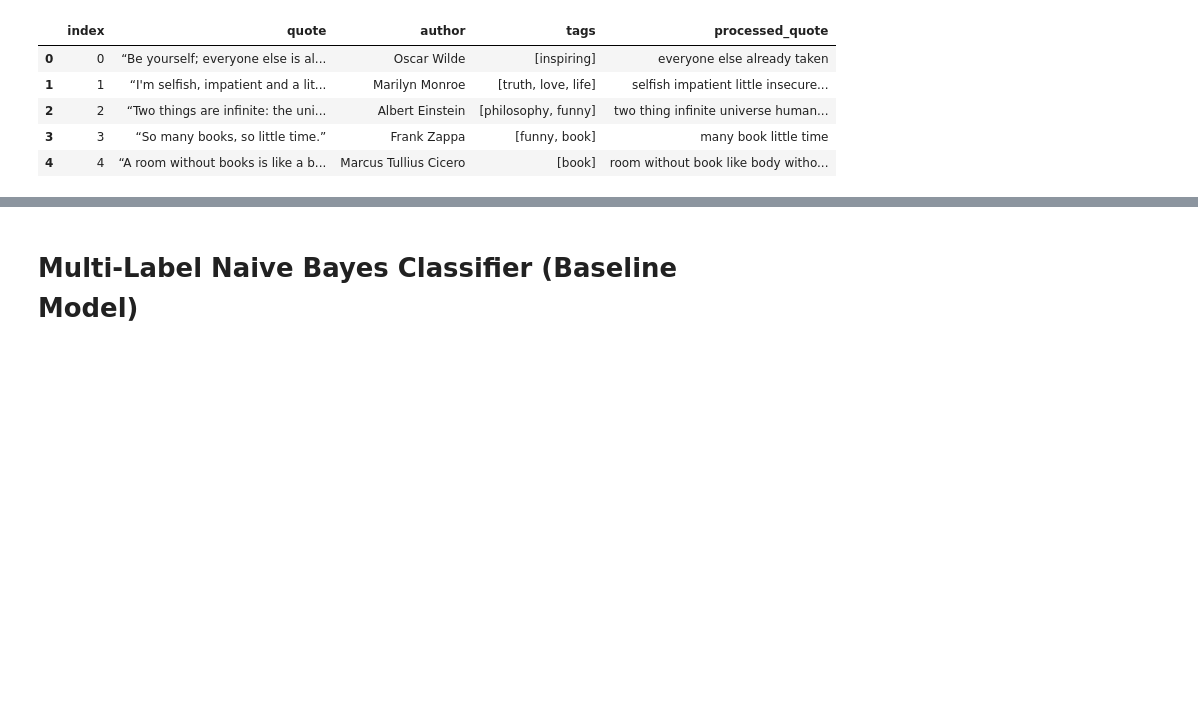
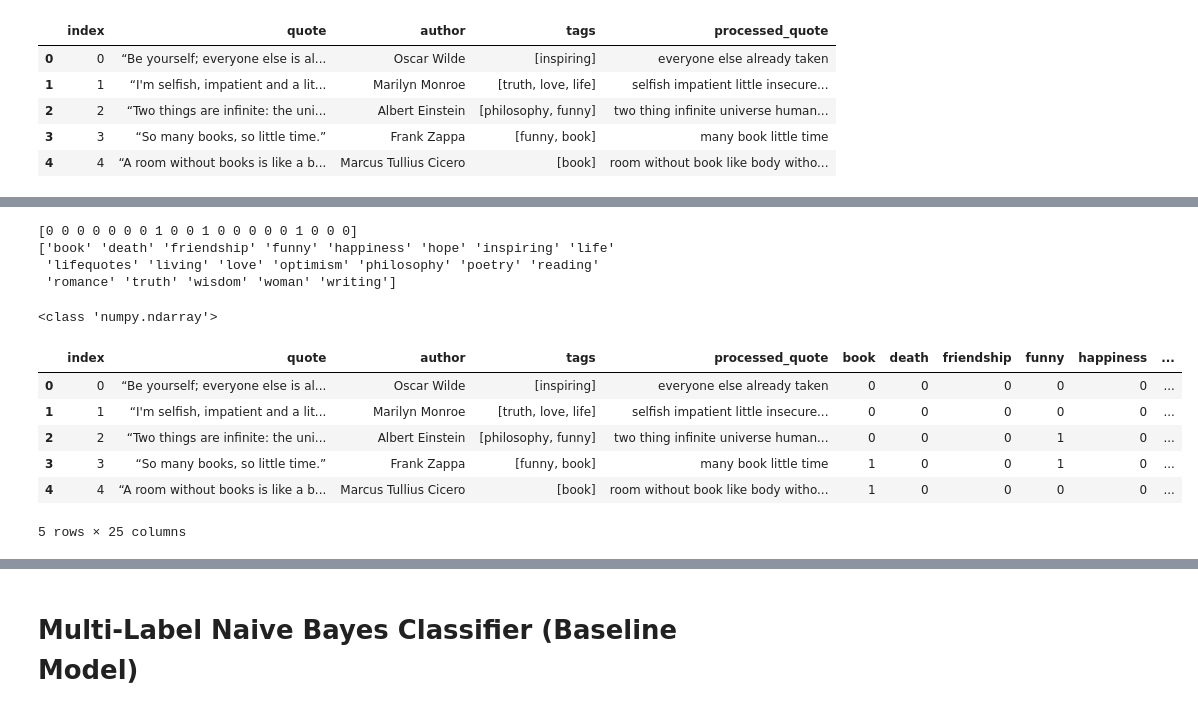
Before and after one commit to rkaushick-neu/nlp-quotes, a Jupyter notebook: Rish_Kaushick_JupyterNB.ipynb, the cells around one changed output, grey strips where cells are left out. Drawn from its saved outputs; the diff is of its cells as text; code cells hidden in the pictures; blank space fills up the shorter version.

Commit message:
+ multi-hot-encoding on 'tags' & vectorization using TF-IDF.

```diff
--- a/Rish_Kaushick_JupyterNB.ipynb
+++ b/Rish_Kaushick_JupyterNB.ipynb
@@ -820,0 +824,7 @@ top_20_tags_df.head()
+# %%
+from sklearn.preprocessing import MultiLabelBinarizer
+mlb = MultiLabelBinarizer()
+
+# Fitting and transforming the labels into a multi hot encoded value
+multi_hot_encoding = mlb.fit_transform(top_20_tags_df['tags'])
+print(multi_hot_encoding)
@@ -820,0 +839,30 @@ top_20_tags_df.head()
+# %%
+print((multi_hot_encoding[1]))
+print(mlb.classes_)
+# %% [output]
+[0 0 0 0 0 0 0 1 0 0 1 0 0 0 0 0 1 0 0 0]
+['book' 'death' 'friendship' 'funny' 'happiness' 'hope' 'inspiring' 'life'
+ 'lifequotes' 'living' 'love' 'optimism' 'philosophy' 'poetry' 'reading'
+ 'romance' 'truth' 'wisdom' 'woman' 'writing']
+# %%
+print(type(multi_hot_encoding))
+# %% [output]
+<class 'numpy.ndarray'>
+# %%
+# Creating new column names based on the labels
+new_columns = mlb.classes_
+
+# Creating a dataframe with the relevant column names for the target classes
+target_dataframe = pd.DataFrame(multi_hot_encoding, columns=new_columns)
+
+# now concatenating the two dataframes together (axis = 1 for column-based concat)
+top_20_tags_df = pd.concat([top_20_tags_df, target_dataframe], axis=1)
+top_20_tags_df.head()
+# %% [output]
+|  | index | quote | author | tags | processed_quote | book | death | friendship | funny | happiness | ... |
+| 0 | 0 | “Be yourself; everyone else is al... | Oscar Wilde | [inspiring] | everyone else already taken | 0 | 0 | 0 | 0 | 0 | ... |
+| 1 | 1 | “I'm selfish, impatient and a lit... | Marilyn Monroe | [truth, love, life] | selfish impatient little insecure... | 0 | 0 | 0 | 0 | 0 | ... |
+| 2 | 2 | “Two things are infinite: the uni... | Albert Einstein | [philosophy, funny] | two thing infinite universe human... | 0 | 0 | 0 | 1 | 0 | ... |
+| 3 | 3 | “So many books, so little time.” | Frank Zappa | [funny, book] | many book little time | 1 | 0 | 0 | 1 | 0 | ... |
+| 4 | 4 | “A room without books is like a b... | Marcus Tullius Cicero | [book] | room without book like body witho... | 1 | 0 | 0 | 0 | 0 | ... |
+5 rows × 25 columns
```
Also changed, not shown: parts of 4 cells of this notebook.
